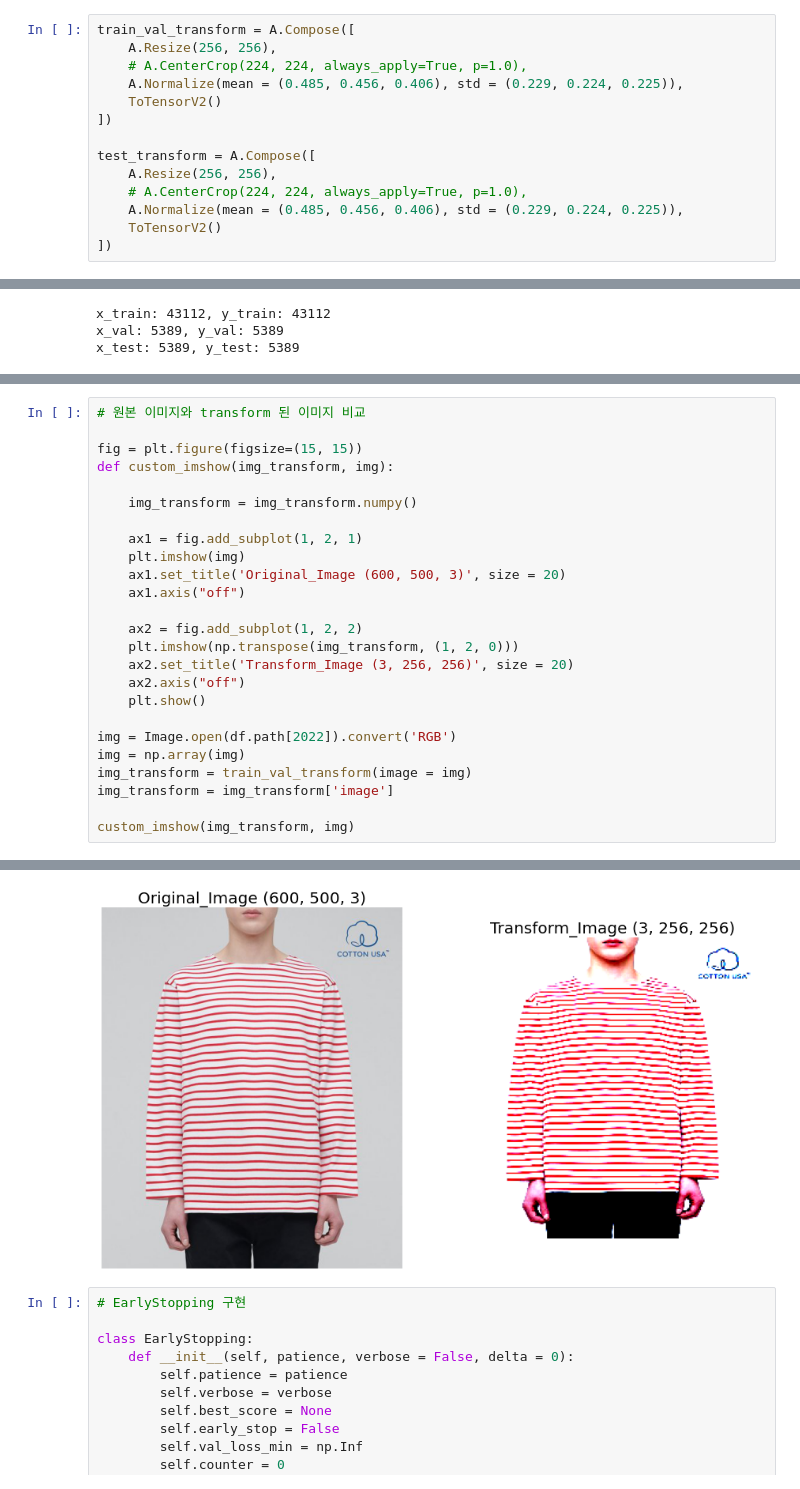
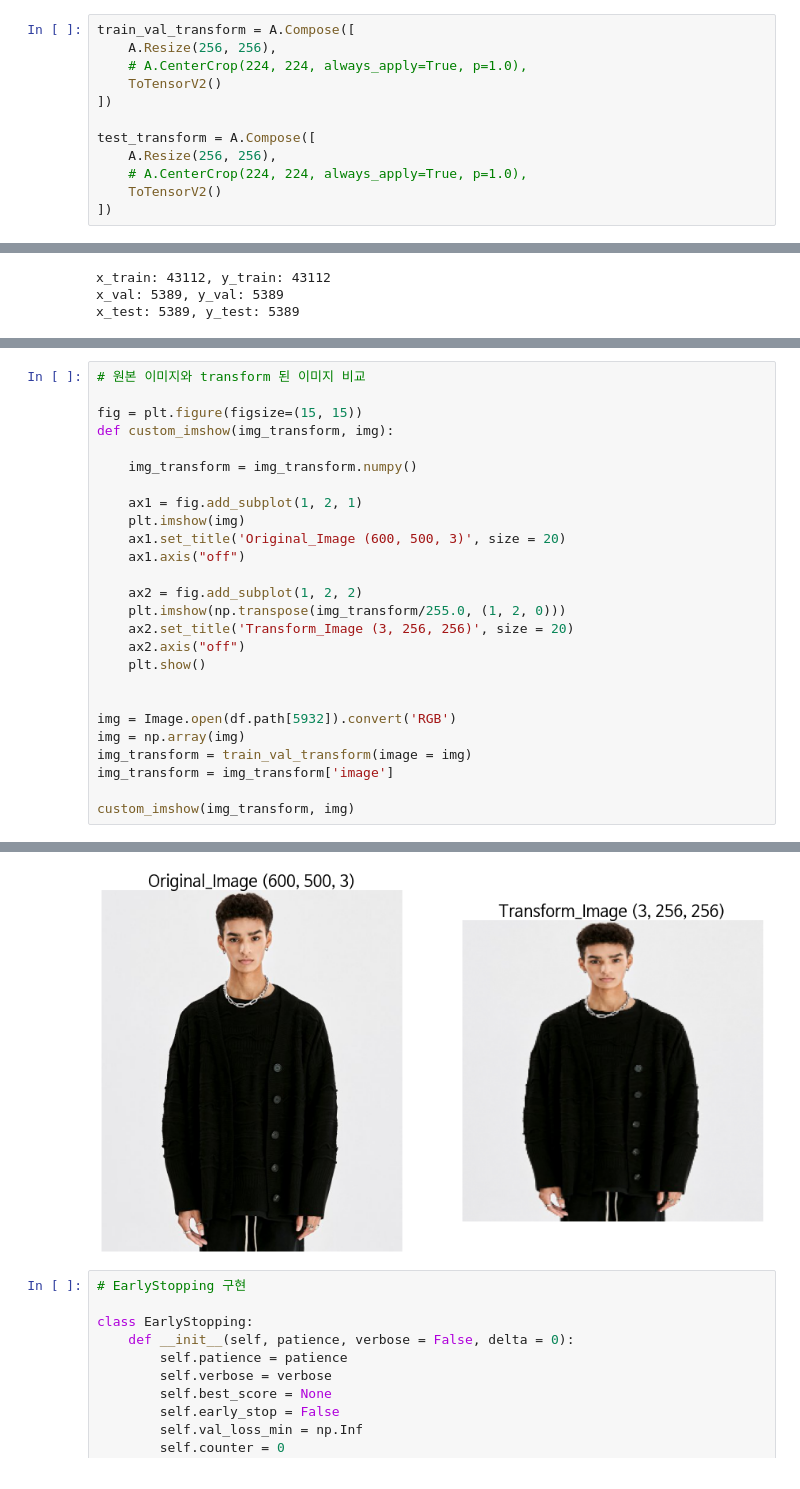
Before and after one commit to ksun0401/musinsa_recommend, a Jupyter notebook: 기계학습.ipynb, the cells around one changed output, grey strips where cells are left out. Saved outputs shown, nothing was run; the diff lists cells and outputs as text.

```diff
--- a/기계학습.ipynb
+++ b/기계학습.ipynb
@@ -227,14 +219,12 @@ class Custom_Dataset(Dataset):
 train_val_transform = A.Compose([
     A.Resize(256, 256),
     # A.CenterCrop(224, 224, always_apply=True, p=1.0),
-    A.Normalize(mean = (0.485, 0.456, 0.406), std = (0.229, 0.224, 0.225)),
     ToTensorV2()
 ])
 
 test_transform = A.Compose([
     A.Resize(256, 256),
     # A.CenterCrop(224, 224, always_apply=True, p=1.0),
-    A.Normalize(mean = (0.485, 0.456, 0.406), std = (0.229, 0.224, 0.225)),
     ToTensorV2()
 ])
 # %% [markdown]
@@ -309,12 +299,13 @@ def custom_imshow(img_transform, img):
     ax1.axis("off")
 
     ax2 = fig.add_subplot(1, 2, 2)
-    plt.imshow(np.transpose(img_transform, (1, 2, 0)))
+    plt.imshow(np.transpose(img_transform/255.0, (1, 2, 0)))
     ax2.set_title('Transform_Image (3, 256, 256)', size = 20)
     ax2.axis("off")
     plt.show()
 
-img = Image.open(df.path[2022]).convert('RGB')
+
+img = Image.open(df.path[5932]).convert('RGB')
 img = np.array(img)
 img_transform = train_val_transform(image = img)
 img_transform = img_transform['image']
@@ -325,4 +315,4 @@ WARNING:matplotlib.image:Clipping input data to the valid range for imshow with
-[figure, old version]
+[figure, new version]
 # %%
 # EarlyStopping 구현
 
```
Also changed, not shown: parts of 27 cells of this notebook.
